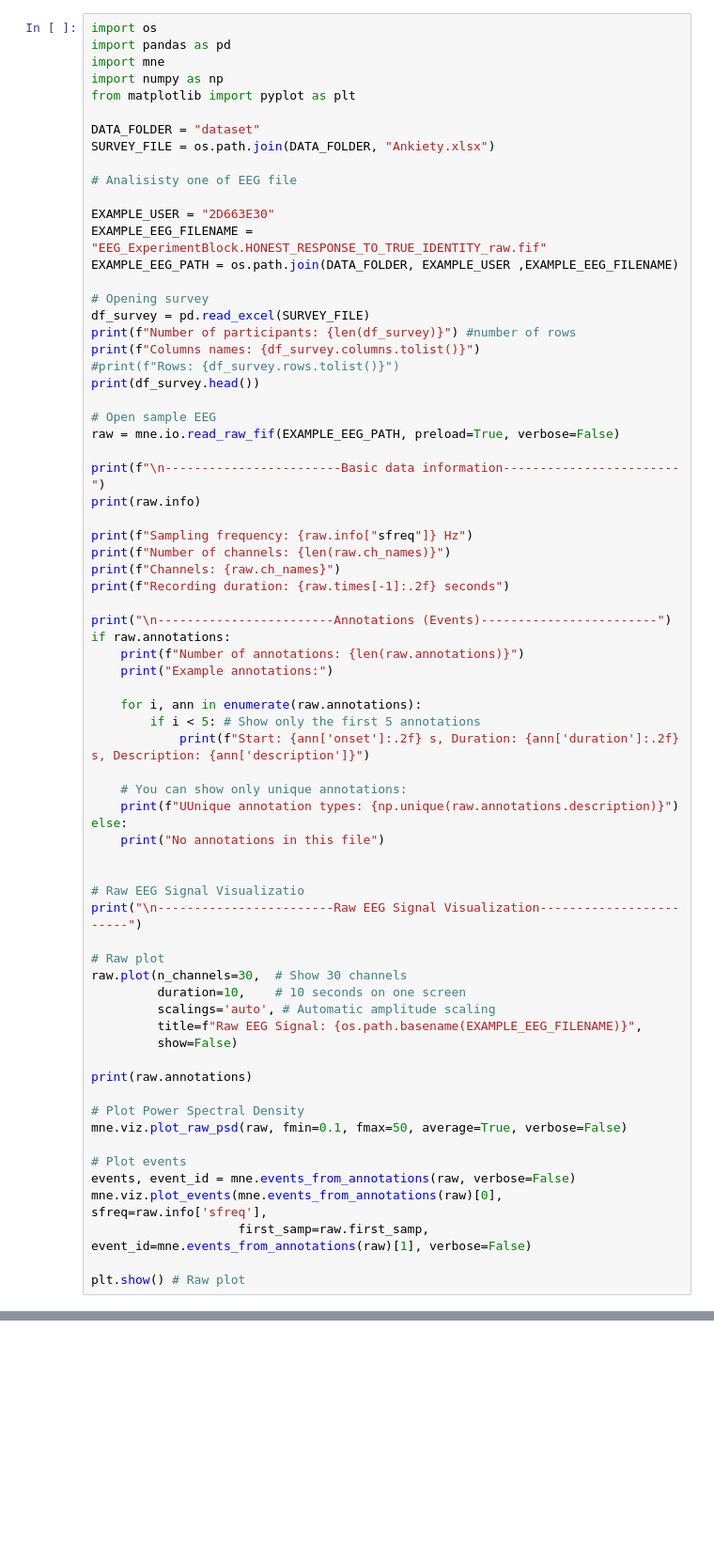
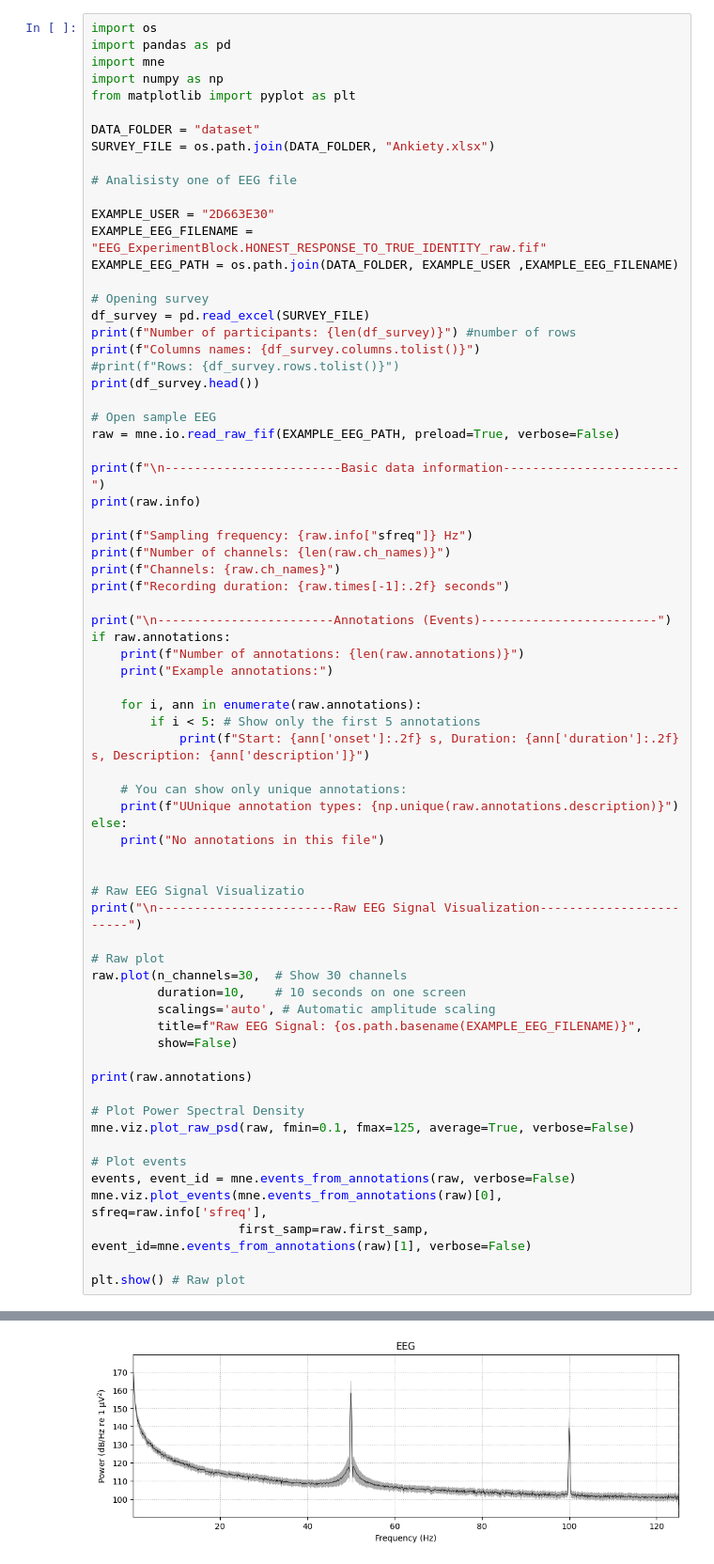
Before and after one commit to xVarmondx/neuro-lie-detector, a Jupyter notebook: notebook.ipynb, the cells around one changed output, grey strips where cells are left out. Shown at 94% size. Saved outputs shown, nothing was run; the diff lists cells and outputs as text; blank space fills up the shorter version.

Commit message:
feat: add requirements.txt and extend psd plot to 125hz

```diff
--- a/notebook.ipynb
+++ b/notebook.ipynb
@@ -60,7 +60,7 @@ raw.plot(n_channels=30,  # Show 30 channels
 print(raw.annotations)
 
 # Plot Power Spectral Density
-mne.viz.plot_raw_psd(raw, fmin=0.1, fmax=50, average=True, verbose=False)
+mne.viz.plot_raw_psd(raw, fmin=0.1, fmax=125, average=True, verbose=False)
 
 # Plot events
 events, event_id = mne.events_from_annotations(raw, verbose=False)
@@ -91,0 +92 @@ Used Annotations descriptions: [np.str_('ParticipantResponse.NO'), np.str_('Part
+[figure, added]
```
Also changed, not shown: parts of 1 cell of this notebook, 2 other files.
